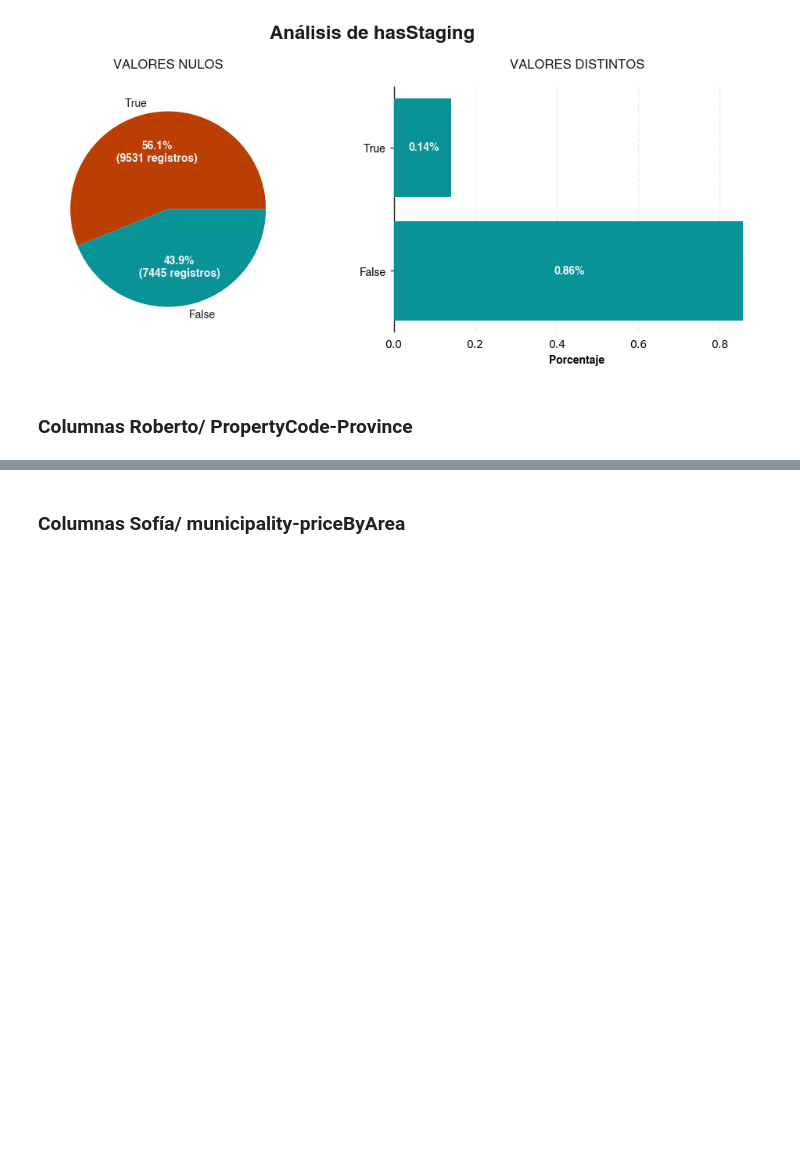
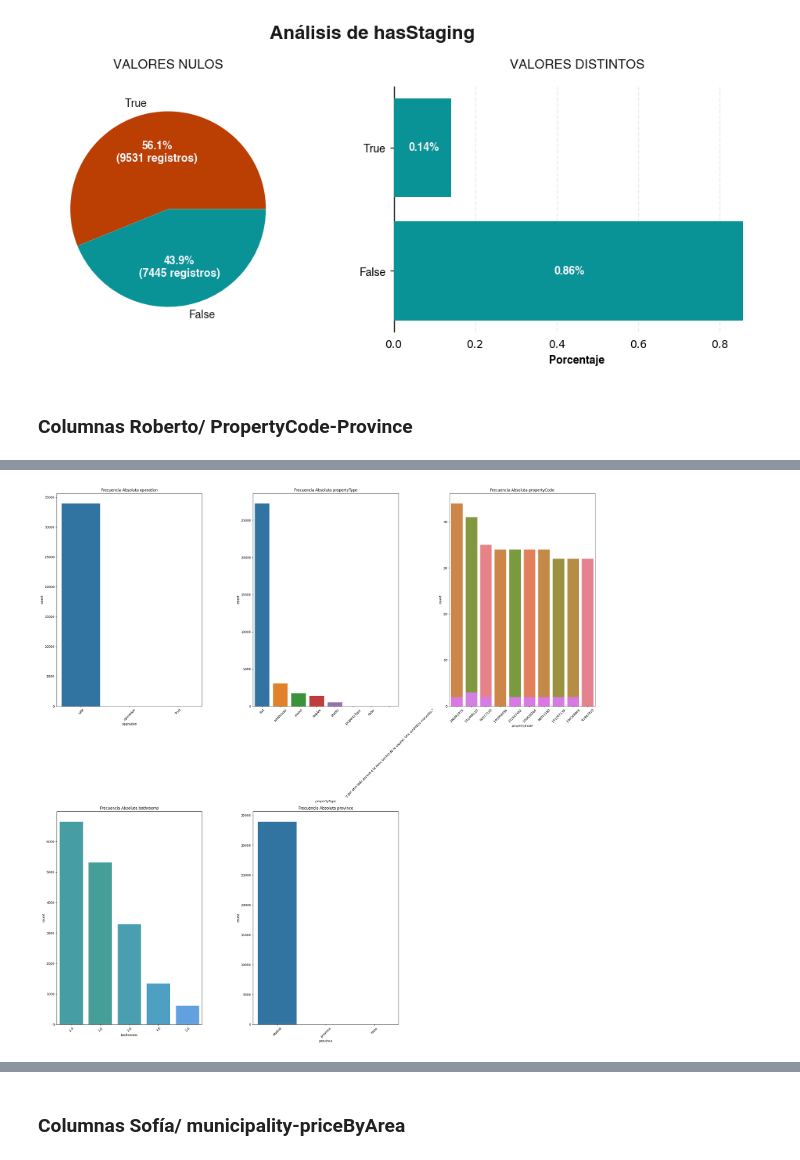
Before and after one commit to asgr29/EDA_Inmuebles_Idealista, a Jupyter notebook: src/notebooks/notebook-eda.ipynb, the cells around one changed output, grey strips where cells are left out. Drawn from its saved outputs; the diff is of its cells as text; code cells hidden in the pictures; blank space fills up the shorter version.

```diff
--- a/src/notebooks/notebook-eda.ipynb
+++ b/src/notebooks/notebook-eda.ipynb
@@ -2084,5 +2084,6 @@ memory usage: 6.3+ MB
 df_normalized = pd.read_csv(filepath_or_buffer=f"{base_path}/df_normalized.csv",
 							index_col=0)
 df_normalized.info()
+df_raw = df_normalized.copy()
 # %% [output]
 <class 'pandas.core.frame.DataFrame'>
@@ -4890,0 +4910,81 @@ plt.show()
+# %%
+# Utilizamos la frecuencia absoluta para visualizar las variables categoricas
+
+# Crear figura con 5 subplots
+fig, axs = plt.subplots(2, 3, figsize=(25, 25))
+axs = axs.flatten()
+axs[5].axis('off')
+
+data = df_raw.reset_index(drop=True)
+# 1. operation
+sns.countplot(
+    x="operation",
+    data=data,
+    hue="operation",
+    order=data["operation"].value_counts().index[:10],
+    ax=axs[0],
+    legend=False)
+
+axs[0].set_title("Frecuencia Absoluta operation")
+axs[0].tick_params(axis='x', rotation=45)
+# 2. propertyType
+sns.countplot(
+    x="propertyType",
+    data=df_raw,
+    hue="propertyType",
+    order=df_raw["propertyType"].value_counts().index,
+    ax=axs[1],
+    legend=False
+)
+axs[1].set_title("Frecuencia Absoluta propertyType")
+axs[1].tick_params(axis='x', rotation=45)
+
+# 3. propertyCode
+sns.countplot(
+    x="propertyCode",
+    data=data,
+    hue="propertyCode",
+    order=data["propertyCode"].value_counts().index[:10],
+    ax=axs[2],
+    legend=False
+)
+axs[2].set_title("Frecuencia Absoluta propertyCode")
+axs[2].tick_params(axis='x', rotation=45)
+
+
+
+# 4. bathrooms
+sns.countplot(
+    x="bathrooms",
+    data=data,
+    hue="bathrooms",
+    order=data["bathrooms"].value_counts().index[:10],
+    ax=axs[3],
+    legend=False
+)
+axs[3].set_title("Frecuencia Absoluta bathrooms")
+axs[3].tick_params(axis='x', rotation=45)
+
+# 5. province
+sns.countplot(
+    x="province",
+    data=data,
+    hue="province",
+    order=data["province"].value_counts().index,
+    ax=axs[4],
+    legend=False
+)
+axs[4].set_title("Frecuencia Absoluta province")
+axs[4].tick_params(axis='x', rotation=45)
+# Ajuste final
+plt.tight_layout()
+plt.show()
+
+
+
+
+
+
+# No entiendo porque genera graficas en blancob
+# %% [output]
+[figure, added]
```
Also changed, not shown: parts of 9 cells of this notebook.
